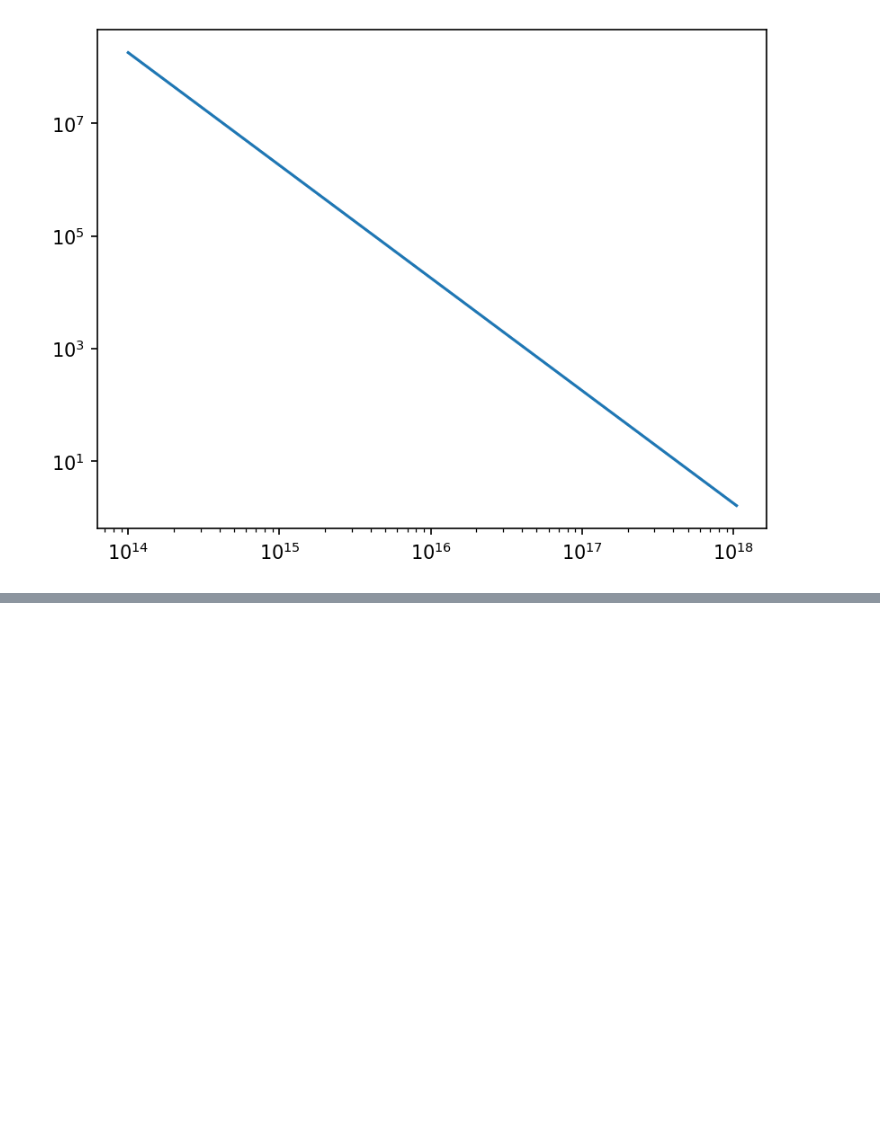
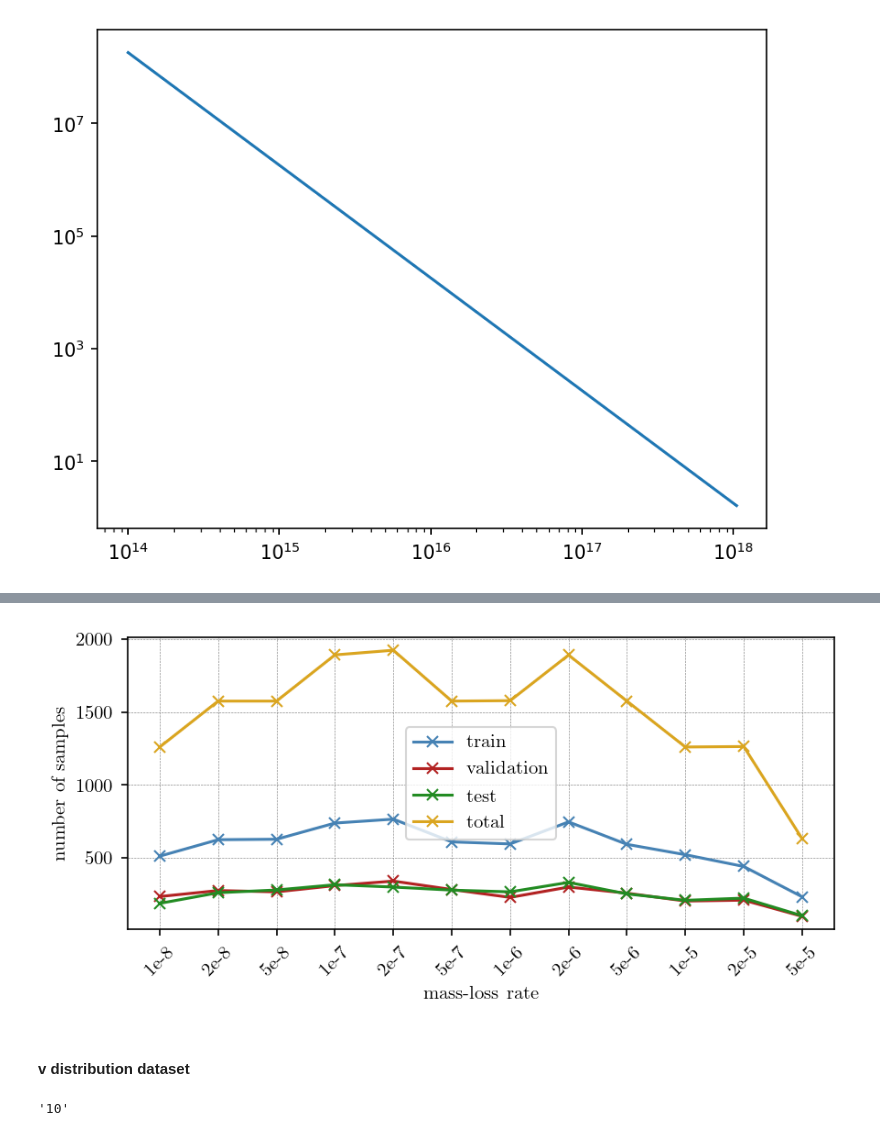
Before and after one commit to silkemaes/MACE, a Jupyter notebook: train2.0_dev.ipynb, the cells around one changed output, grey strips where cells are left out. Drawn from its saved outputs; the diff is of its cells as text; code cells hidden in the pictures; blank space fills up the shorter version.

Commit message:
moved figs and stats on data

```diff
--- a/train2.0_dev.ipynb
+++ b/train2.0_dev.ipynb
@@ -1663,0 +1740,17 @@ plt.loglog(mod.radius, mod.dens)
+# %%
+mdot8 = list()
+mdot7 = list()
+mdot6 = list()
+mdot5 = list()
+
+for path in train.path:
+    if path[56:57] == '8':
+        mdot8.append(path)
+    elif path[56:57] == '7':
+        mdot7.append(path)
+    elif path[56:57] == '6':
+        mdot6.append(path)
+    elif path[56:57] == '5':
+        mdot5.append(path)
+
+print(len(mdot8), len(mdot7), len(mdot6), len(mdot5))
@@ -1663,0 +1944,34 @@ plt.loglog(mod.radius, mod.dens)
+# %%
+mdot = ['1e-8', '2e-8', '5e-8', '1e-7', '2e-7', '5e-7', '1e-6', '2e-6', '5e-6', '1e-5', '2e-5', '5e-5']
+
+fig, ax1 = plt.subplots(1,1, figsize = (6,3))
+
+# ax1.set_title('full dataset (18 000 samples)')
+
+ax1.plot(train_stats, 'x-', color = 'steelblue', label = 'train')
+ax1.plot(vald_stats, 'x-', color = 'firebrick', label = 'validation')
+ax1.plot(test_stats, 'x-', color = 'forestgreen', label = 'test')
+ax1.plot(tot_stats, 'x-', color = 'goldenrod', label = 'total')
+
+ax1.set_xticks(np.arange(0,12,1))
+ax1.set_xticklabels(mdot, rotation = 45)
+ax1.set_ylabel('number of samples')
+ax1.set_xlabel('mass-loss rate')
+
+# ax1.set_yscale('log')
+
+
+ax1.legend()
+
+ax1.grid(True, linestyle='--', linewidth=0.3, color='gray')
+plt.tight_layout()
+
+plt.savefig('figs/distr_Mdot.png')
+# %% [output]
+[figure, added]
+# %% [markdown]
+#### v distribution dataset
+# %%
+train.path[0][59:61]
+# %% [output]
+'10'
```
Also changed, not shown: parts of 22 cells of this notebook, 21 other files.
